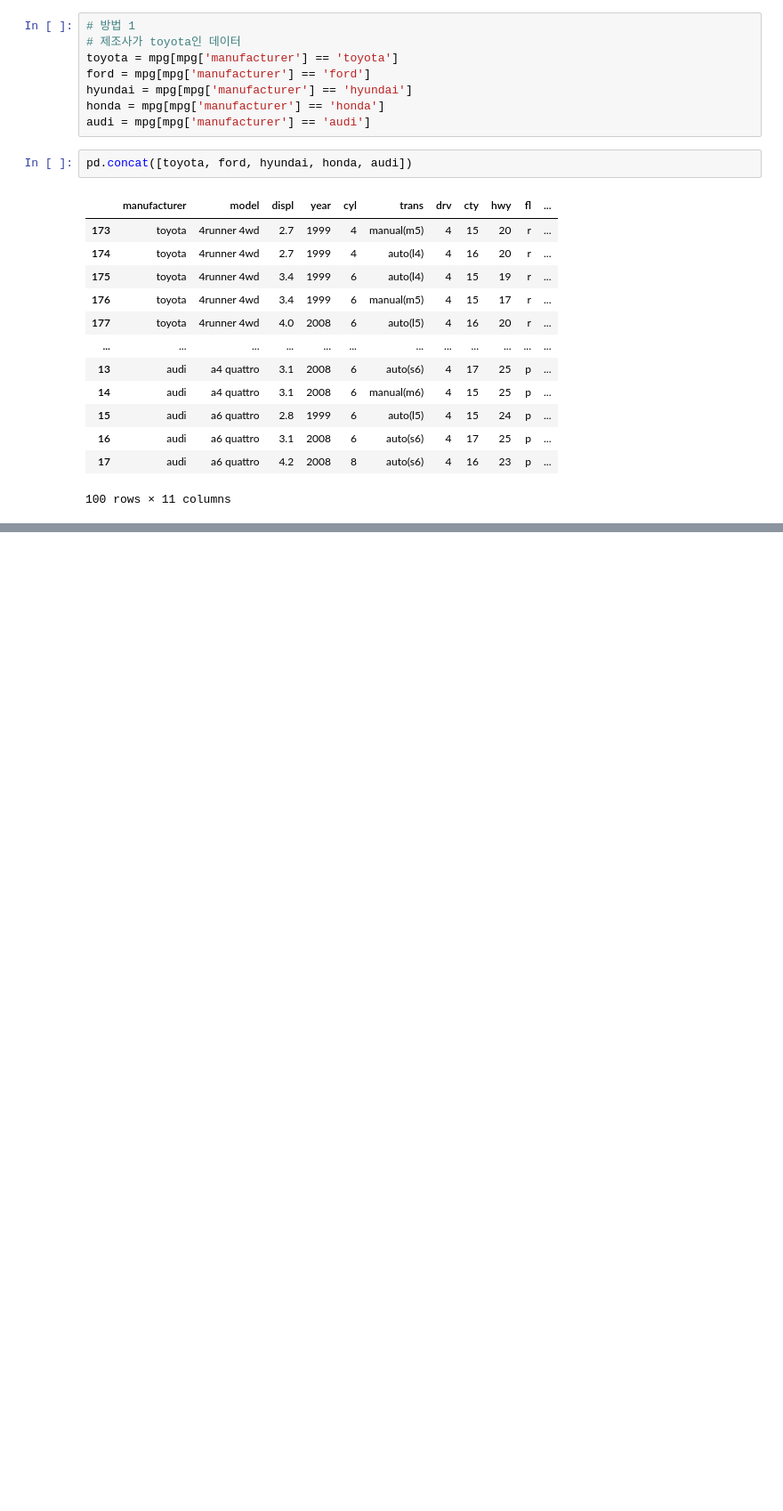
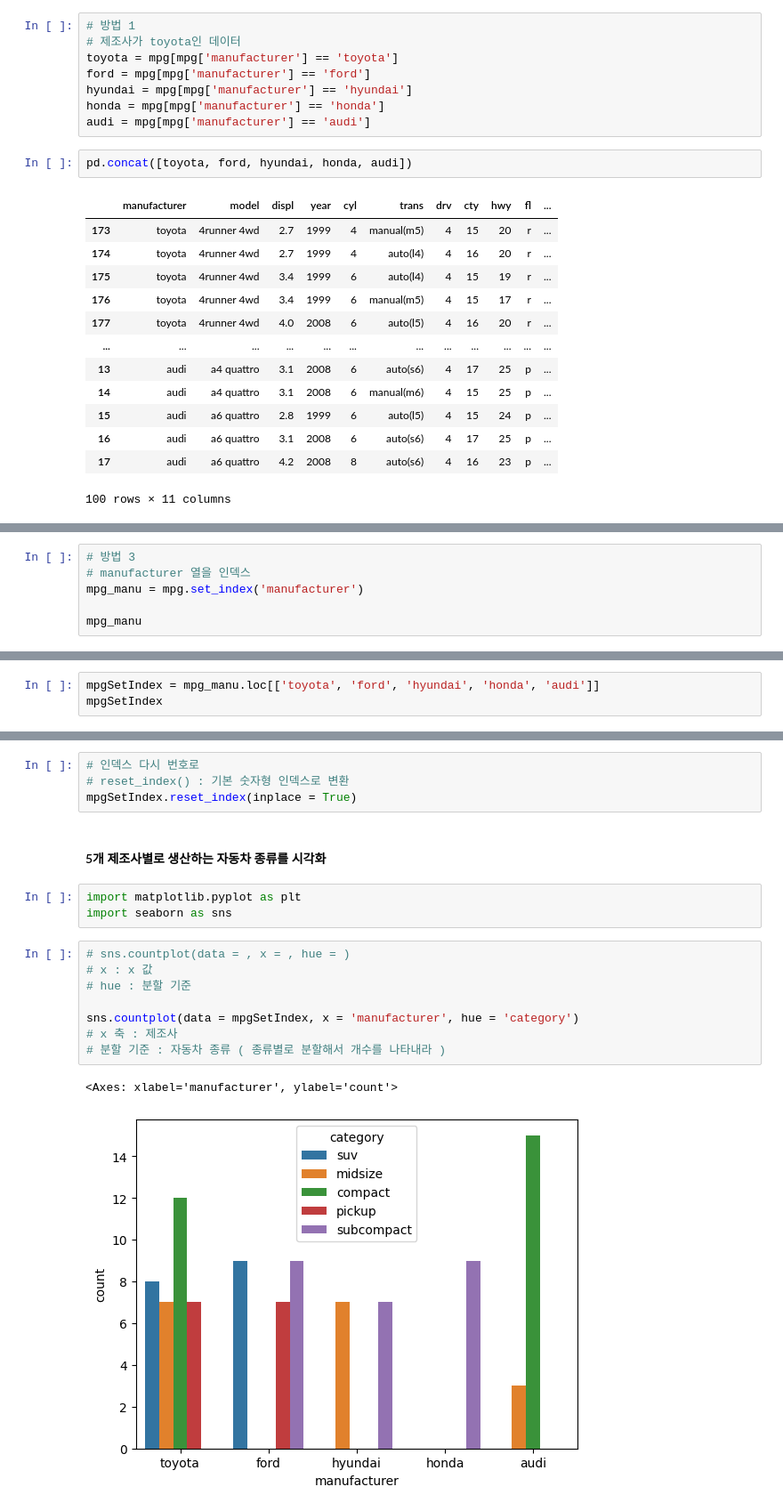
Before and after one commit to JJOK97/core-project-study, a Jupyter notebook: jinseok/python-study/mpg_data/실습.ipynb, the cells around one changed output, grey strips where cells are left out. Shown at 89% size. Drawn from its saved outputs; the diff is of its cells as text; blank space fills up the shorter version.

```diff
--- a/jinseok/python-study/mpg_data/실습.ipynb
+++ b/jinseok/python-study/mpg_data/실습.ipynb
@@ -347,0 +365,6 @@ pd.concat([toyota, ford, hyundai, honda, audi])
+# %%
+# 방법 3
+# manufacturer 열을 인덱스
+mpg_manu = mpg.set_index('manufacturer')
+
+mpg_manu
@@ -347,0 +386,3 @@ pd.concat([toyota, ford, hyundai, honda, audi])
+# %%
+mpgSetIndex = mpg_manu.loc[['toyota', 'ford', 'hyundai', 'honda', 'audi']]
+mpgSetIndex
@@ -347,0 +404,20 @@ pd.concat([toyota, ford, hyundai, honda, audi])
+# %%
+# 인덱스 다시 번호로
+# reset_index() : 기본 숫자형 인덱스로 변환
+mpgSetIndex.reset_index(inplace = True)
+# %% [markdown]
+#### 5개 제조사별로 생산하는 자동차 종류를 시각화
+# %%
+import matplotlib.pyplot as plt
+import seaborn as sns
+# %%
+# sns.countplot(data = , x = , hue = )
+# x : x 값
+# hue : 분할 기준
+
+sns.countplot(data = mpgSetIndex, x = 'manufacturer', hue = 'category')
+# x 축 : 제조사
+# 분할 기준 : 자동차 종류 ( 종류별로 분할해서 개수를 나타내라 )
+# %% [output]
+<Axes: xlabel='manufacturer', ylabel='count'>
+[figure, added]
```
Also changed, not shown: parts of 11 cells of this notebook, 13 other files.
